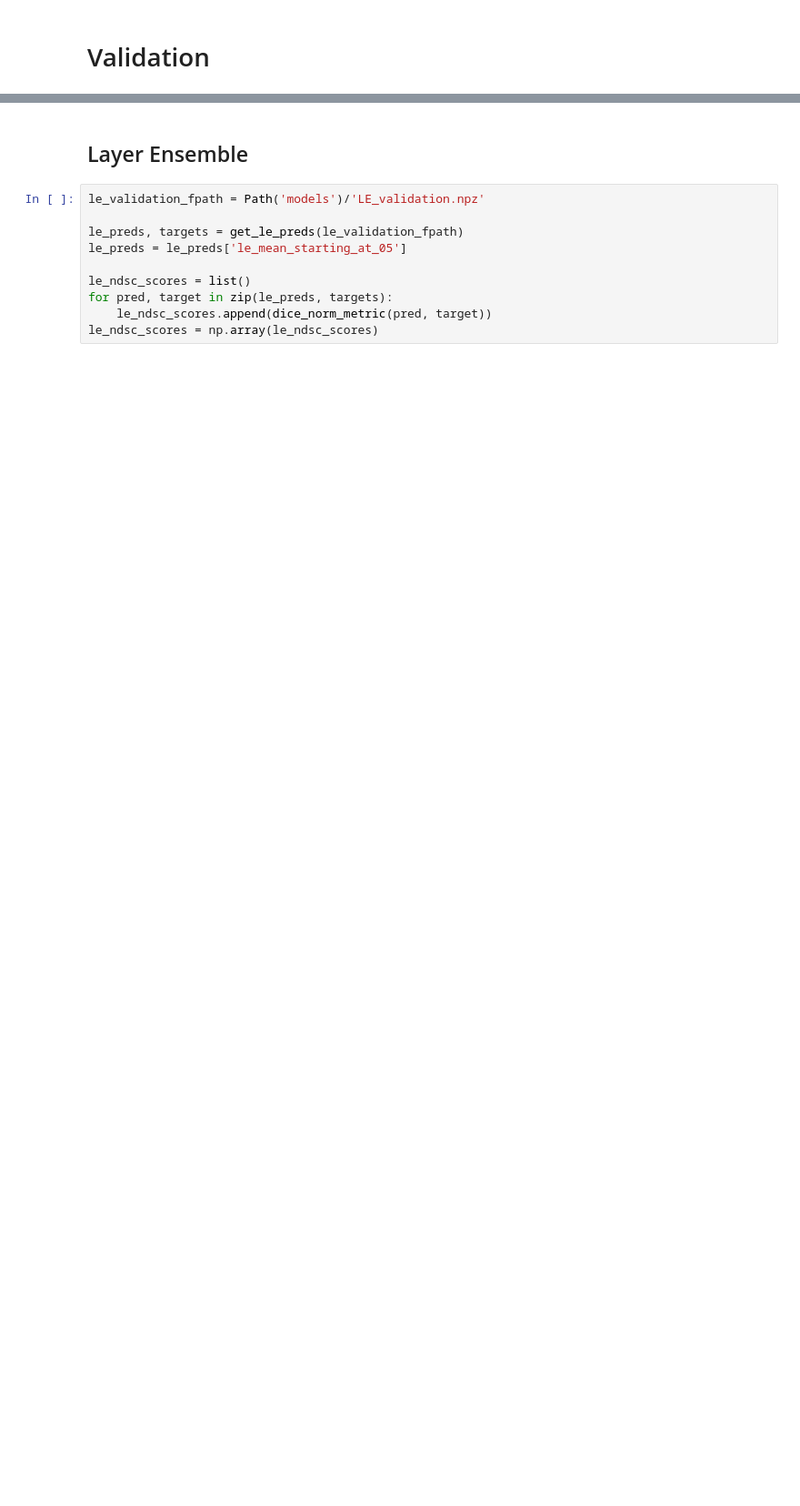
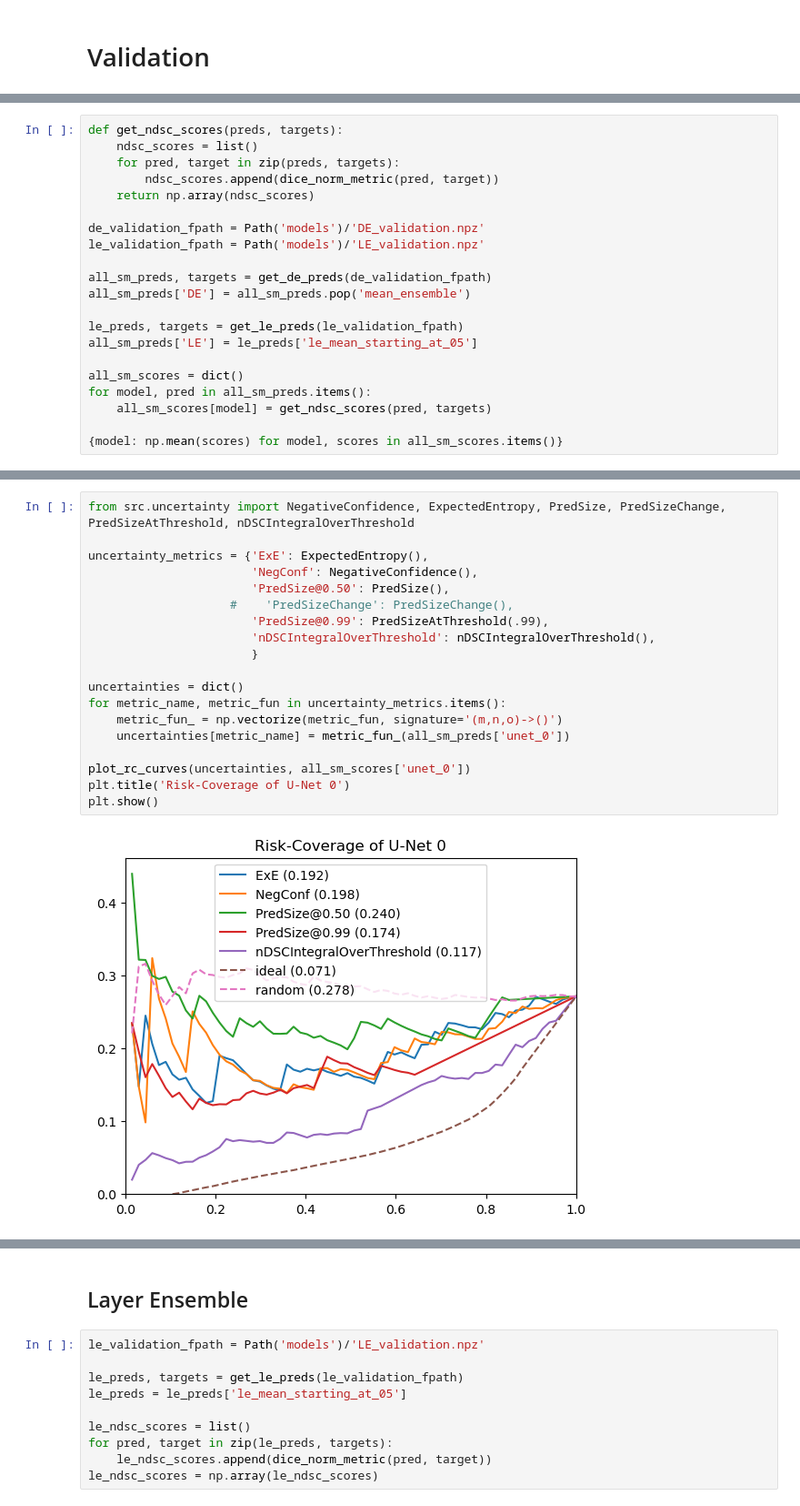
Before and after one commit to Brunolcb/masters_thesis, a Jupyter notebook: uncertainty.ipynb, the cells around one changed output, grey strips where cells are left out. Shown: that part at 91% size. Cells and saved outputs as stored; diff of their text form; blank space fills up the shorter version.

Commit message:
single model uncertainty

```diff
--- a/uncertainty.ipynb
+++ b/uncertainty.ipynb
@@ -20,0 +24,21 @@ from src.uncertainty import (entropy_of_expected_uncertainty, expected_entropy_u
+# %%
+def get_ndsc_scores(preds, targets):
+    ndsc_scores = list()
+    for pred, target in zip(preds, targets):
+        ndsc_scores.append(dice_norm_metric(pred, target))
+    return np.array(ndsc_scores)
+
+de_validation_fpath = Path('models')/'DE_validation.npz'
+le_validation_fpath = Path('models')/'LE_validation.npz'
+
+all_sm_preds, targets = get_de_preds(de_validation_fpath)
+all_sm_preds['DE'] = all_sm_preds.pop('mean_ensemble')
+
+le_preds, targets = get_le_preds(le_validation_fpath)
+all_sm_preds['LE'] = le_preds['le_mean_starting_at_05']
+
+all_sm_scores = dict()
+for model, pred in all_sm_preds.items():
+    all_sm_scores[model] = get_ndsc_scores(pred, targets)
+
+{model: np.mean(scores) for model, scores in all_sm_scores.items()}
@@ -20,0 +53,21 @@ from src.uncertainty import (entropy_of_expected_uncertainty, expected_entropy_u
+# %%
+from src.uncertainty import NegativeConfidence, ExpectedEntropy, PredSize, PredSizeChange, PredSizeAtThreshold, nDSCIntegralOverThreshold
+
+uncertainty_metrics = {'ExE': ExpectedEntropy(),
+                       'NegConf': NegativeConfidence(),
+                       'PredSize@0.50': PredSize(),
+                    #    'PredSizeChange': PredSizeChange(),
+                       'PredSize@0.99': PredSizeAtThreshold(.99),
+                       'nDSCIntegralOverThreshold': nDSCIntegralOverThreshold(),
+                       }
+
+uncertainties = dict()
+for metric_name, metric_fun in uncertainty_metrics.items():
+    metric_fun_ = np.vectorize(metric_fun, signature='(m,n,o)->()')
+    uncertainties[metric_name] = metric_fun_(all_sm_preds['unet_0'])
+
+plot_rc_curves(uncertainties, all_sm_scores['unet_0'])
+plt.title('Risk-Coverage of U-Net 0')
+plt.show()
+# %% [output]
+[figure, added]
```
Also changed, not shown: parts of 6 cells of this notebook, 2 other files.
